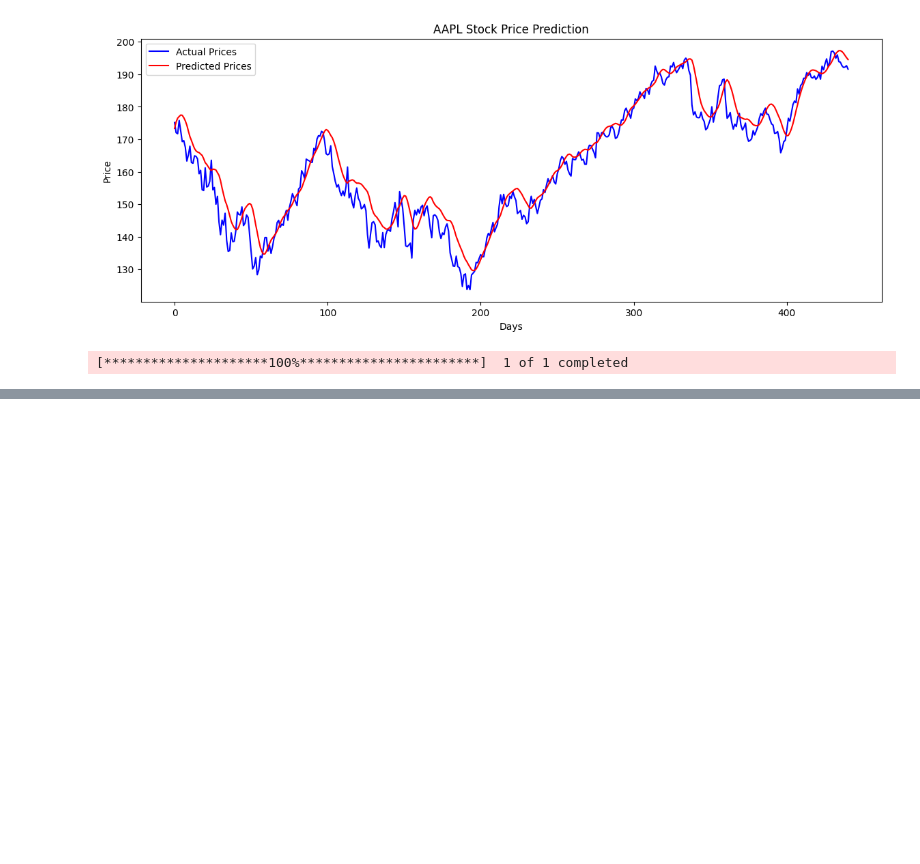
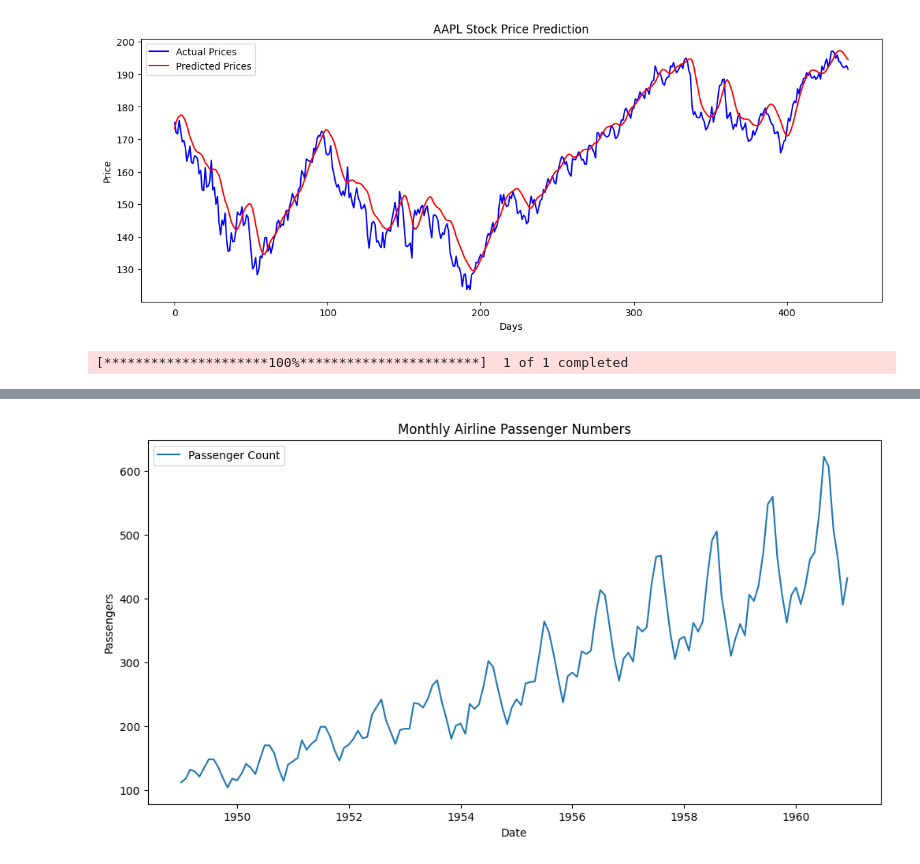
Before and after one commit to dlgusrjs940701/AI_Project, a Jupyter notebook: 2024_01_09.ipynb, the cells around one changed output, grey strips where cells are left out. Saved outputs shown, nothing was run; the diff lists cells and outputs as text; code cells hidden in the pictures; blank space fills up the shorter version.

```diff
--- a/2024_01_09.ipynb
+++ b/2024_01_09.ipynb
@@ -306,0 +317,4 @@ model = Sequential(
+# %%
+# 데이터 불러오기
+data_path = "dataset/airline.csv"  # 데이터 경로
+df = pd.read_csv(data_path)
@@ -306,0 +331,15 @@ model = Sequential(
+# %%
+# 날짜(Date)와 탑승객 수(count) 열의 이름 설정 및 변환
+df["date"] = pd.to_datetime(df["date"])
+df.set_index("date", inplace=True)
+# %%
+# 데이터 시각화
+plt.figure(figsize=(12, 6))
+plt.plot(df["count"], label="Passenger Count")
+plt.title("Monthly Airline Passenger Numbers")
+plt.xlabel("Date")
+plt.ylabel("Passengers")
+plt.legend()
+plt.show()
+# %% [output]
+[figure, added]
```
Also changed, not shown: parts of 29 cells of this notebook, 6 other files.
